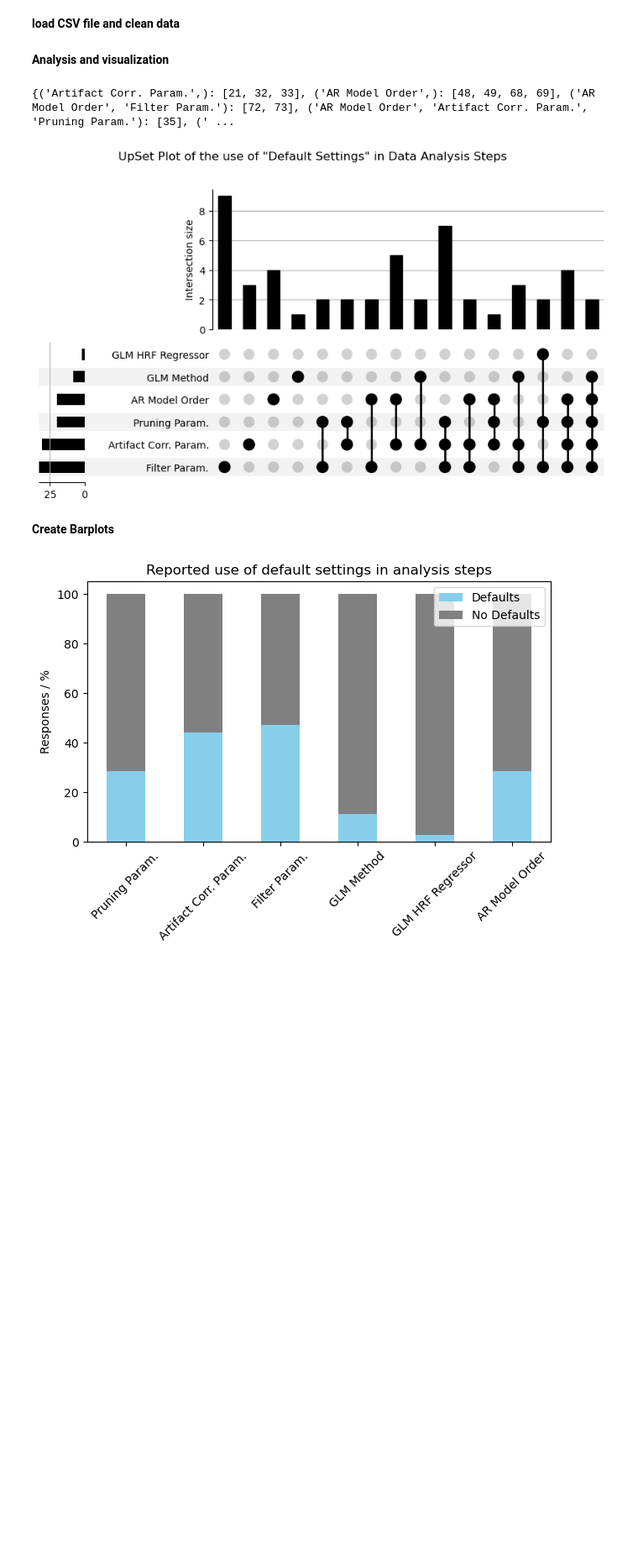
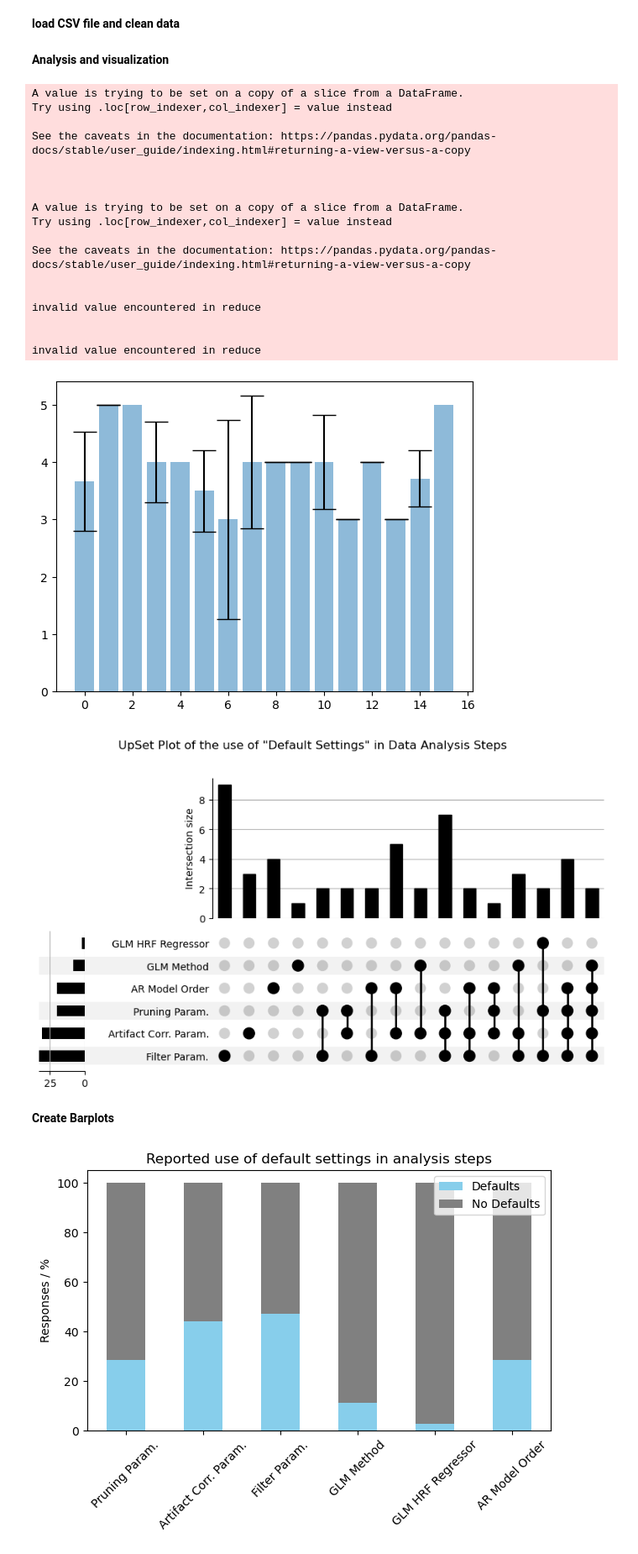
Before and after one commit to ibs-lab/FRESH, a Jupyter notebook: alex/upset_defaults.ipynb, the cells around one changed output. Shown: that part at 84% size. Cells and saved outputs as stored; diff of their text form; code cells hidden in the pictures; blank space fills up the shorter version.

Commit message:
updated stat analysis sankey plot

```diff
--- a/alex/Pipeline_defaults.ipynb
+++ b/alex/upset_defaults.ipynb
@@ -53,6 +53,9 @@ df_stat = df_stat.rename(columns={'Filter Parameters': 'Filter Param.'})
 # %%
 # extract confidence data
 df_conf = df_stat[['Analysis Confidence', 'Results Confidence']]
+# ensure data is numeric
+df_conf['Analysis Confidence'] = pd.to_numeric(df_conf['Analysis Confidence'], errors='coerce')
+df_conf['Results Confidence'] = pd.to_numeric(df_conf['Results Confidence'], errors='coerce')
 
 # drop unnecessary columns for upset plot
 df_stat = df_stat.drop(['Unnamed: 0', 'Study', 'ID', 'Investigated', 'Analysis Confidence', 'Results Confidence'], axis=1)
@@ -80,51 +83,70 @@ for keys in index_to_keys.values():
 
 # Dictionary to store indices for each combination
 combination_indices = {}
 # Iterate through each combination and filter the DataFrame
 for combination in unique_combinations:
     # Create a mask for the specified columns to be True
     mask_true = df_stat[list(combination)].all(axis=1)
 
     # Create a mask for all other columns to be False
     other_columns = df_stat.columns.difference(combination)
     mask_false = ~df_stat[list(other_columns)].any(axis=1)
     # Combine both masks
     final_mask = mask_true & mask_false
     # Get the indices of the rows matching the mask
     matching_indices = df_stat[final_mask].index.tolist()
     # Store the indices in the dictionary
     combination_indices[combination] = matching_indices
 
 
-""" # for all combinations calculate the mean analysis confidence and results confidence from df_conf
+# for all combinations calculate the mean and std analysis confidence and results confidence from df_conf
+# initializes list to store mean and std results and analysis confidences for each combination
+mean_std_conf = []
+# iterates through each combination
 for combination in unique_combinations:
-    # get indices for the combination
-    indices = combination_indices[combination]
-    # get the mean and std analysis confidence and results confidence for the combination
-    mean_analysis_confidence = df_conf.loc[indices, 'Analysis Confidence'].mean()
-    std_analysis_confidence = df_conf.loc[indices, 'Analysis Confidence'].std()
-    mean_results_confidence = df_conf.loc[indices, 'Results Confidence'].mean()
-    std_results_confidence = df_conf.loc[indices, 'Results Confidence'].std()
-    # store the mean values in the dictionary
-    combination_indices[combination].append(mean_analysis_confidence)
-    combination_indices[combination].append(std_analysis_confidence)
-    combination_indices[combination].append(mean_results_confidence)
-    combination_indices[combination].append(std_results_confidence) """
+    # creates a list of indices for each combination
+    matching_indices = combination_indices[combination]
+    # creates a dataframe of confidences for each combination
+    df_conf_temp = df_conf.loc[matching_indices]
+    # calculates the mean and std of analysis confidence for each combination
+    mean_analysis_conf = df_conf_temp['Analysis Confidence'].mean()
+    std_analysis_conf = df_conf_temp['Analysis Confidence'].std()
+    # calculates the mean and std of results confidence for each combination
+    mean_results_conf = df_conf_temp['Results Confidence'].mean()
+    std_results_conf = df_conf_temp['Results Confidence'].std()
+    # appends the mean and std of analysis and results confidence to the list
+    mean_std_conf.append([mean_analysis_conf, std_analysis_conf, mean_results_conf, std_results_conf])
+# rename the columns of mean_std_conf to "Mean Analysis Confidence", "Std Analysis Confidence", "Mean Results Confidence", "Std Results Confidence"
+mean_std_conf = pd.DataFrame(mean_std_conf, columns=["Mean Analysis Confidence", "Std Analysis Confidence", "Mean Results Confidence", "Std Results Confidence"])
 
-
-# Print or use the dictionary as needed
-print(combination_indices)
 
 # Plot
 plot(upset_data)
 plt.suptitle('UpSet Plot of the use of "Default Settings" in Data Analysis Steps')
 # save the plot
 plt.savefig(paths["base"]+paths["alex"]+paths["tempfigs"]+"upsetplot_defaults.png")
 # show
 plt.show()
 # %% [output]
-{('Artifact Corr. Param.',): [21, 32, 33], ('AR Model Order',): [48, 49, 68, 69], ('AR Model Order', 'Filter Param.'): [72, 73], ('AR Model Order', 'Artifact Corr. Param.', 'Pruning Param.'): [35], (' ...
+A value is trying to be set on a copy of a slice from a DataFrame.
+Try using .loc[row_indexer,col_indexer] = value instead
+
+See the caveats in the documentation: https://pandas.pydata.org/pandas-docs/stable/user_guide/indexing.html#returning-a-view-versus-a-copy
+
+
+
+A value is trying to be set on a copy of a slice from a DataFrame.
+Try using .loc[row_indexer,col_indexer] = value instead
+
+See the caveats in the documentation: https://pandas.pydata.org/pandas-docs/stable/user_guide/indexing.html#returning-a-view-versus-a-copy
+
+
+invalid value encountered in reduce
+
+
+invalid value encountered in reduce
-[figure, old version]
+[figure, new version]
+[figure, added]
 # %% [markdown]
 **Create Barplots**
 # %%
```
Also changed, not shown: 3 other files.
